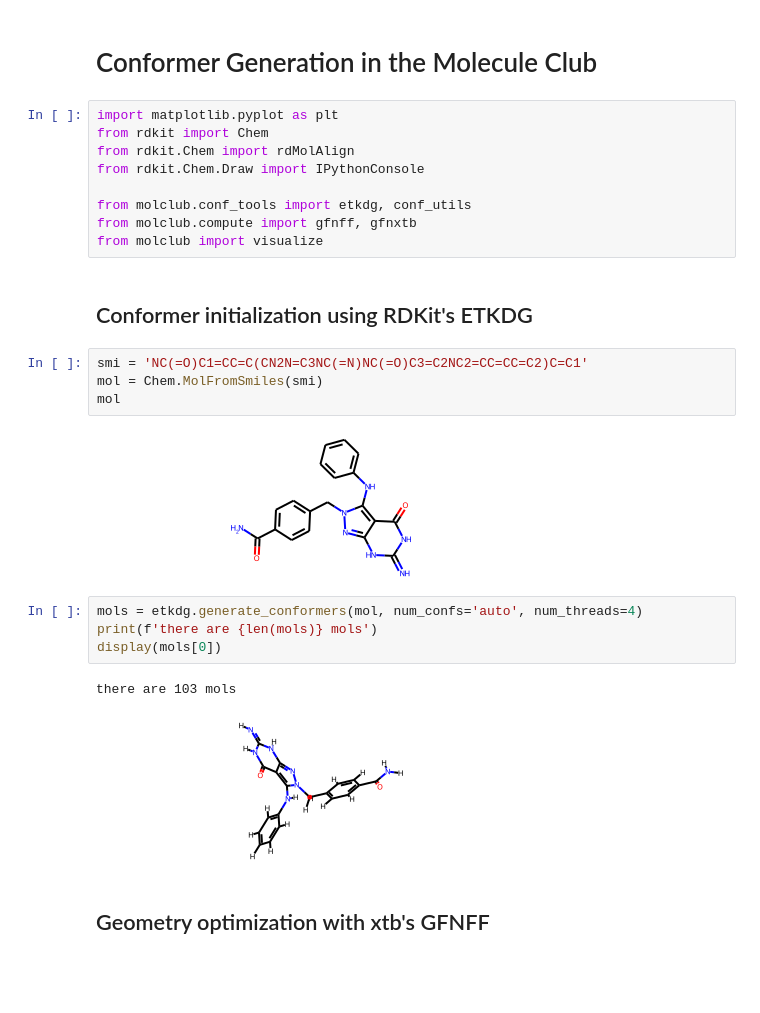
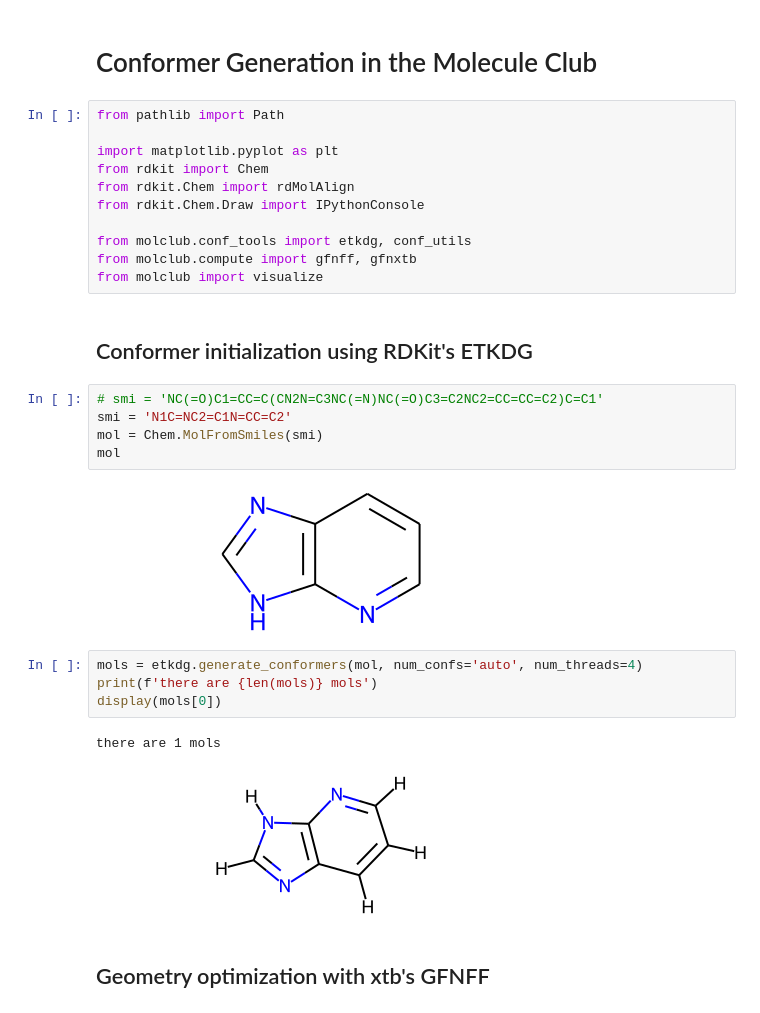
Before and after one commit to moleculeclub/molclub, a Jupyter notebook: notebooks/1-conformer_generation.ipynb, the cells around one changed output. Cells and saved outputs as stored; diff of their text form; blank space fills up the shorter version.

```diff
--- a/notebooks/1-conformer_generation.ipynb
+++ b/notebooks/1-conformer_generation.ipynb
@@ -1,6 +1,8 @@
 # %% [markdown]
 # Conformer Generation in the Molecule Club
 # %%
+from pathlib import Path
+
 import matplotlib.pyplot as plt
 from rdkit import Chem
 from rdkit.Chem import rdMolAlign
@@ -12,18 +14,19 @@ from molclub import visualize
 # %% [markdown]
 ## Conformer initialization using RDKit's ETKDG
 # %%
-smi = 'NC(=O)C1=CC=C(CN2N=C3NC(=N)NC(=O)C3=C2NC2=CC=CC=C2)C=C1'
+# smi = 'NC(=O)C1=CC=C(CN2N=C3NC(=N)NC(=O)C3=C2NC2=CC=CC=C2)C=C1'
+smi = 'N1C=NC2=C1N=CC=C2'
 mol = Chem.MolFromSmiles(smi)
 mol
 # %% [output]
-[figure, old version]
+[figure, new version]
 # %%
 mols = etkdg.generate_conformers(mol, num_confs='auto', num_threads=4)
 print(f'there are {len(mols)} mols')
 display(mols[0])
 # %% [output]
-there are 103 mols
+there are 1 mols
-[figure, old version]
+[figure, new version]
 # %% [markdown]
 ## Geometry optimization with xtb's GFNFF
 # %%
```
Also changed, not shown: parts of 12 cells of this notebook, 3 other files.
